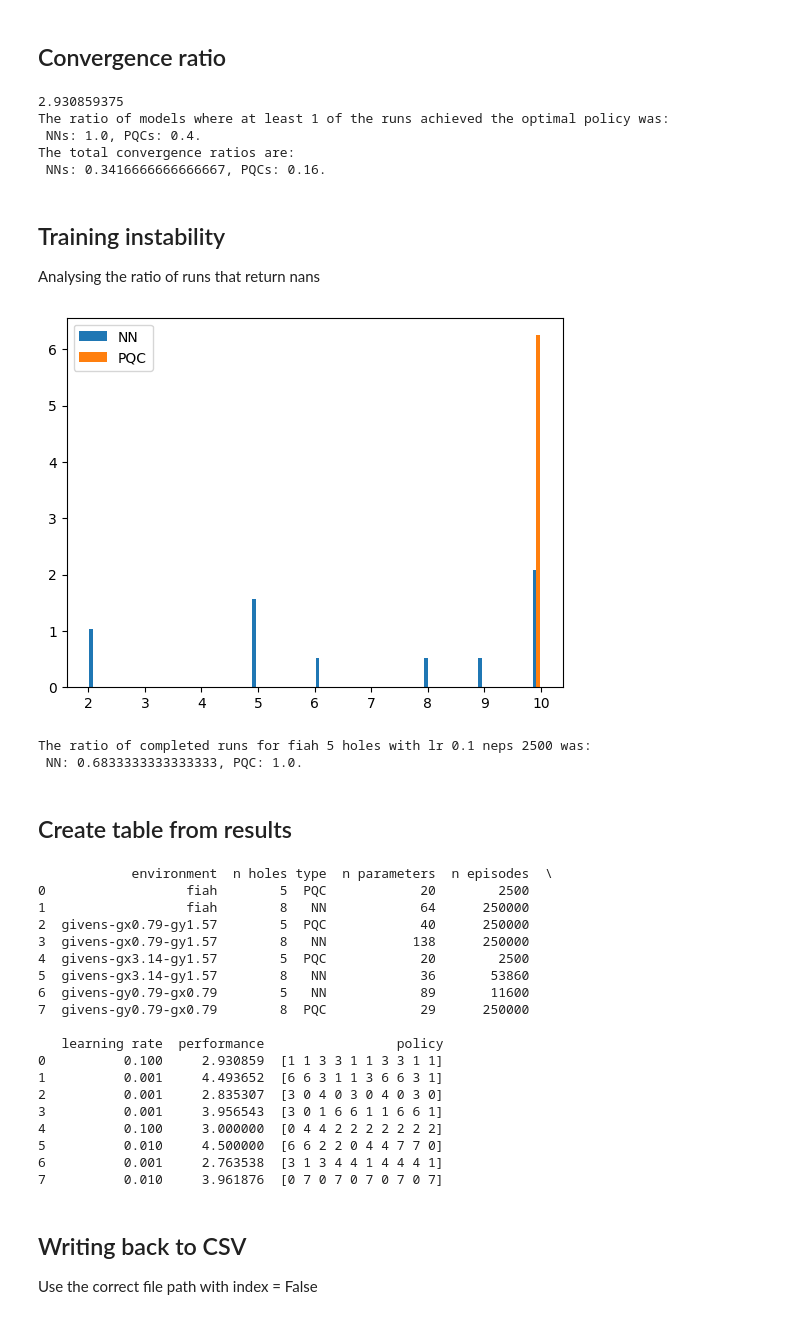
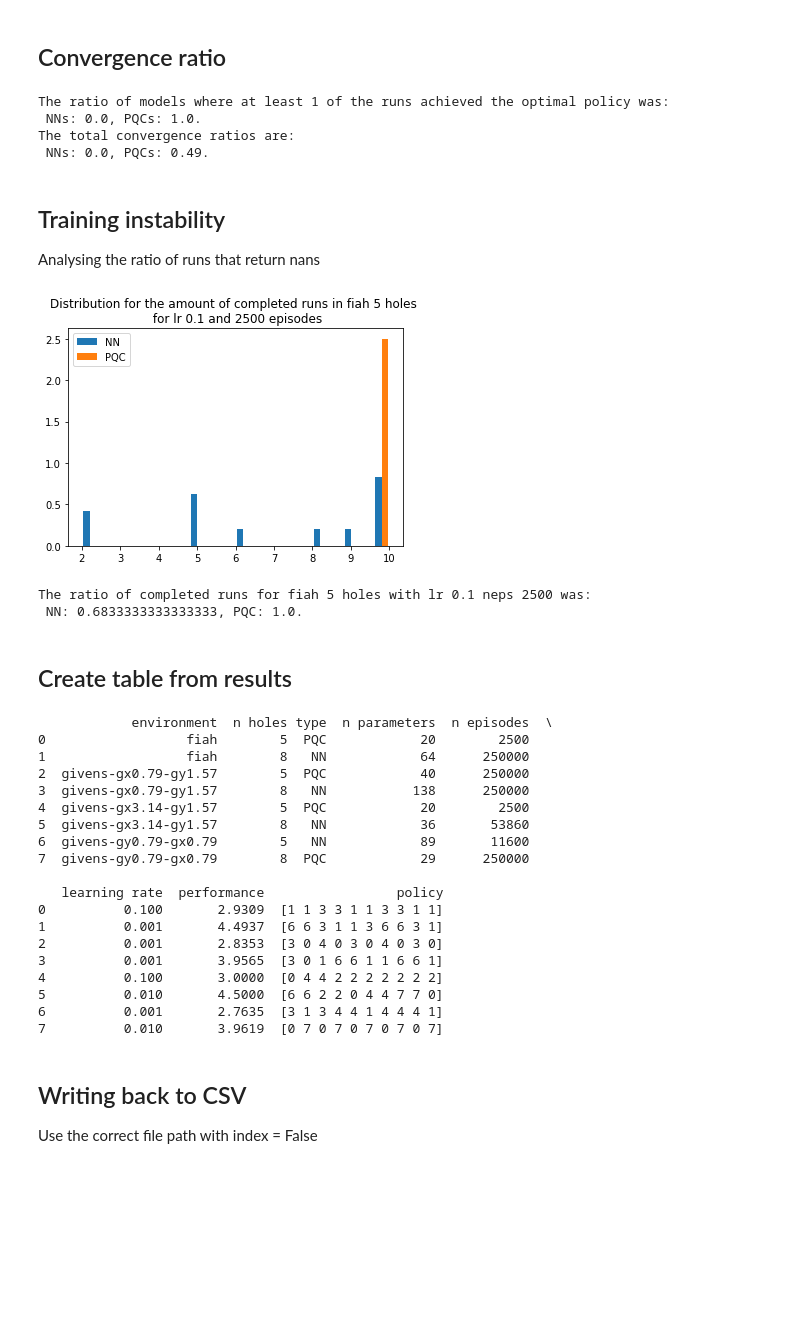
Before and after one commit to JesseBosman/QRL-Thesis, a Jupyter notebook: results.ipynb, the cells around one changed output. Cells and saved outputs as stored; diff of their text form; code cells hidden in the pictures; blank space fills up the shorter version.

```diff
--- a/results.ipynb
+++ b/results.ipynb
@@ -15,11 +15,13 @@ You can optionally first run write to csv to ensure all available data is in the
 # %% [markdown]
 ## Data
 # %%
-# t.write_results_to_csv()
+t.write_results_to_csv()
 csv_path_NN = "/home/s2025396/data1/resultsQRL/NEW/NN_experiment_data.csv"
 csv_path_PQC = "/home/s2025396/data1/resultsQRL/NEW/PQC_experiment_data.csv"
 df_PQC = pd.read_csv(csv_path_PQC)
 df_NN = pd.read_csv(csv_path_NN)
-df_NN[["best_performance", "std_best_performance", "mean_performance", "std_mean_performance", "std_std_performance", "best_policy_math_avg"]].round(4)
-print(df_NN["best_performance"])
+df_NN[["best_performance", "std_best_performance", "mean_performance", "std_mean_performance", "std_std_performance", "best_policy_math_avg"]] = df_NN[["best_performance", "std_best_performance", "mean_performance", "std_mean_performance", "std_std_performance", "best_policy_math_avg"]].round(4)
+df_PQC[["best_performance", "std_best_performance", "mean_performance", "std_mean_performance", "std_std_performance", "best_policy_math_avg"]] = df_PQC[["best_performance", "std_best_performance", "mean_performance", "std_mean_performance", "std_std_performance", "best_policy_math_avg"]].round(4)
+# print(df_PQC[df_PQC["n_holes"]==6])
+print(df_NN.columns)
 # %% [output]
@@ -77,6 +74,7 @@ def select_data(df_NN, df_PQC, env_name = None, n_holes= None, lr = None, n_eps
 
     if env_name is not None:
         data_NN = data_NN[data_NN["environment"]== env_name]
+        data_PQC = data_PQC[data_PQC["environment"]== env_name]
 
     if n_holes is not None:
         data_NN = data_NN[data_NN["n_holes"]== n_holes]
@@ -251,12 +268,10 @@ performance_distribution(df_NN, df_PQC, env_name, n_holes= 5)
 # %% [markdown]
 ## Convergence ratio
 # %%
-def convergence_ratios(df_NN, df_PQC, optimal_performance, env_name, n_holes, lr = None, n_eps = None):
+def convergence_ratios(df_NN, df_PQC, env_name, n_holes, lr = None, n_eps = None, optimal_performance= None):
     data_NN, data_PQC = select_data(df_NN, df_PQC, env_name, n_holes, lr, n_eps)
     n_entries_NN = len(data_NN)
     n_entries_PQC = len(data_PQC)
-
-    print(min(data_NN["best_policy_math_avg"]))
 
     converged_NNs = data_NN[data_NN["best_policy_math_avg"]==optimal_performance]
     converged_PQCs = data_PQC[data_PQC["best_policy_math_avg"]==optimal_performance]
@@ -280,37 +295,47 @@ def convergence_ratios(df_NN, df_PQC, optimal_performance, env_name, n_holes, lr
 
     pass
 
-convergence_ratios(df_NN, df_PQC, 2.930859375, "fiah", 5, lr = 0.001, n_eps = 250000)
+env_name = 'fiah'
+n_holes = 5
+lr = 0.1
+n_eps = 250000
+optimal_performance = df_optimal[df_optimal["environment"]==env_name][df_optimal["n_holes"]==n_holes]["performance"].values[0]
+
+convergence_ratios(df_NN, df_PQC, env_name, n_holes, lr, n_eps, df_optimal[df_optimal["environment"]==env_name][df_optimal["n_holes"]==n_holes]["performance"].values[0])
 # %% [output]
-2.930859375
 The ratio of models where at least 1 of the runs achieved the optimal policy was:
- NNs: 1.0, PQCs: 0.4.
+ NNs: 0.0, PQCs: 1.0.
 The total convergence ratios are:
- NNs: 0.3416666666666667, PQCs: 0.16.
+ NNs: 0.0, PQCs: 0.49.
 # %% [markdown]
 ## Training instability
 Analysing the ratio of runs that return nans
 # %%
 def completed_runs(df_NN, df_PQC, env_name=None, n_holes=None, lr = None, n_eps = None, bins = 100, plot_hist= True):
     data_NN, data_PQC = select_data(df_NN, df_PQC, env_name, n_holes, lr, n_eps)
 
     n_completed_runs_NN = data_NN["n_completed_runs"].fillna(0)
     n_completed_runs_PQC  = data_PQC["n_completed_runs"].fillna(0)
 
     if plot_hist:
         plt.hist([n_completed_runs_NN, n_completed_runs_PQC], bins = bins, density= True, label= ["NN", "PQC"])
+        plt.title(f"Distribution for the amount of completed runs in {env_name} {n_holes} holes \n for lr {lr} and {n_eps} episodes")
         plt.legend()
         plt.show()
 
 
     print("The ratio of completed runs for {} {} holes with lr {} neps {} was: \n NN: {}, PQC: {}.".format(
         env_name, n_holes, lr, n_eps, (np.sum(n_completed_runs_NN)/(len(n_completed_runs_NN)*10)),
         (np.sum(n_completed_runs_PQC)/(len(n_completed_runs_PQC)*10))
     ))
 
-completed_runs(df_NN, df_PQC, "fiah", 5, 0.1, 2500, 50)
+env_name = 'fiah'
+n_holes = 5
+lr = 0.1
+n_eps = 250000
+completed_runs(df_NN, df_PQC, "fiah", 5, 0.1, 2500, 20)
 # %% [output]
-[figure, old version]
+[figure, new version]
 The ratio of completed runs for fiah 5 holes with lr 0.1 neps 2500 was:
  NN: 0.6833333333333333, PQC: 1.0.
 # %% [markdown]
@@ -398,7 +423,7 @@ def write_specific_to_table(df_NN, df_PQC, env_name=None, n_holes=None, lr = Non
 
     pass
 
-write_best_to_table(df_NN, df_PQC)
+write_best_to_table(df_NN, df_PQC, print_latex= False)
 # %% [output]
             environment  n holes type  n parameters  n episodes  \
 0                  fiah        5  PQC            20        2500
@@ -411,14 +436,14 @@ write_best_to_table(df_NN, df_PQC)
 7  givens-gy0.79-gx0.79        8  PQC            29      250000
 
    learning rate  performance                 policy
-0          0.100     2.930859  [1 1 3 3 1 1 3 3 1 1]
-1          0.001     4.493652  [6 6 3 1 1 3 6 6 3 1]
-2          0.001     2.835307  [3 0 4 0 3 0 4 0 3 0]
-3          0.001     3.956543  [3 0 1 6 6 1 1 6 6 1]
-4          0.100     3.000000  [0 4 4 2 2 2 2 2 2 2]
-5          0.010     4.500000  [6 6 2 2 0 4 4 7 7 0]
-6          0.001     2.763538  [3 1 3 4 4 1 4 4 4 1]
-7          0.010     3.961876  [0 7 0 7 0 7 0 7 0 7]
+0          0.100       2.9309  [1 1 3 3 1 1 3 3 1 1]
+1          0.001       4.4937  [6 6 3 1 1 3 6 6 3 1]
+2          0.001       2.8353  [3 0 4 0 3 0 4 0 3 0]
+3          0.001       3.9565  [3 0 1 6 6 1 1 6 6 1]
+4          0.100       3.0000  [0 4 4 2 2 2 2 2 2 2]
+5          0.010       4.5000  [6 6 2 2 0 4 4 7 7 0]
+6          0.001       2.7635  [3 1 3 4 4 1 4 4 4 1]
+7          0.010       3.9619  [0 7 0 7 0 7 0 7 0 7]
 # %% [markdown]
 ## Writing back to CSV
 Use the correct file path with index = False
```
Also changed, not shown: parts of 4 cells of this notebook, 1 other file.
